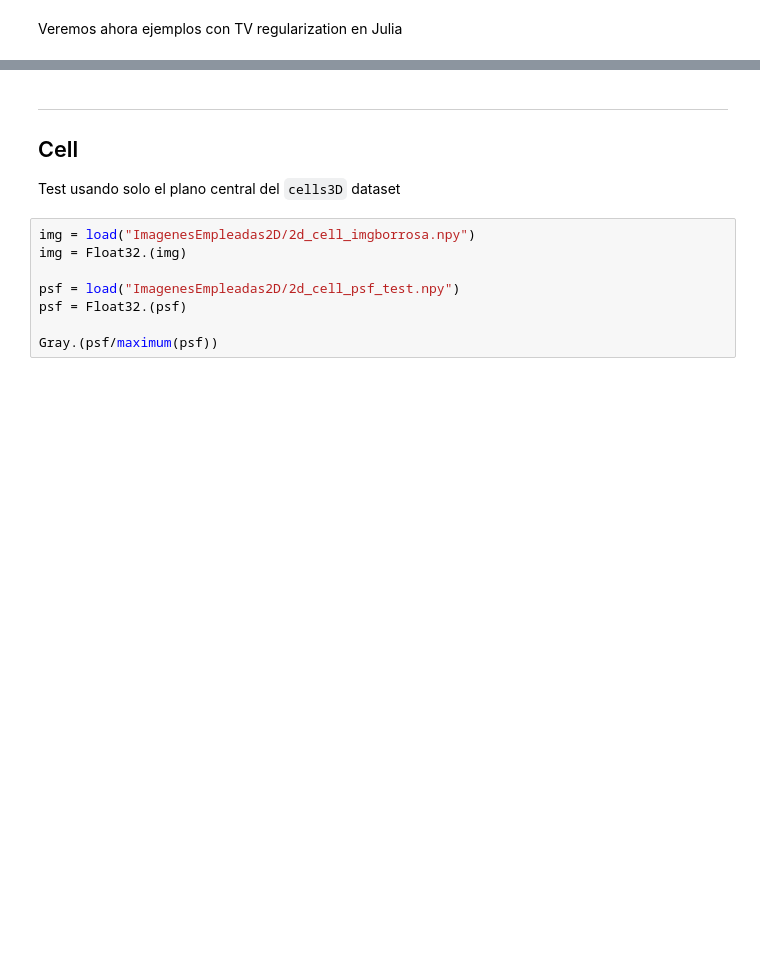
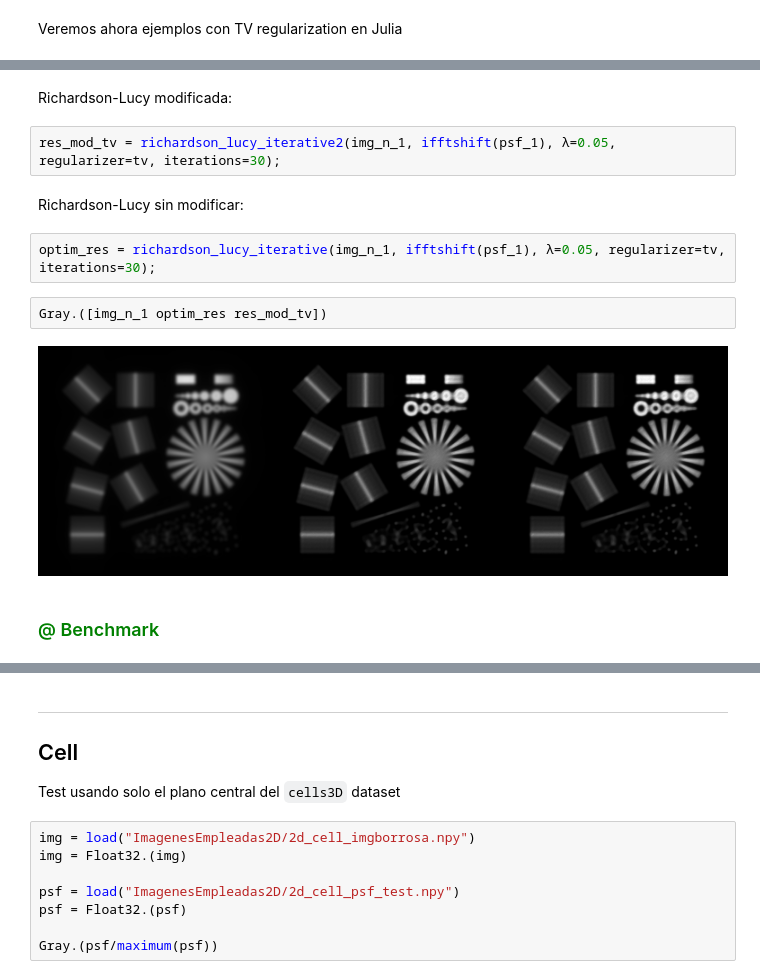
Before and after one commit to Jimena163/TFGNotebook, a Jupyter notebook: 2D_Julia_MAC.ipynb, the cells around one changed output, grey strips where cells are left out. Saved outputs shown, nothing was run; the diff lists cells and outputs as text; blank space fills up the shorter version.

```diff
--- a/2D_Julia_MAC.ipynb
+++ b/2D_Julia_MAC.ipynb
@@ -125,0 +298,14 @@ tv = TV()
+# %% [markdown]
+Richardson-Lucy modificada:
+# %%
+res_mod_tv = richardson_lucy_iterative2(img_n_1, ifftshift(psf_1), λ=0.05, regularizer=tv, iterations=30);
+# %% [markdown]
+Richardson-Lucy sin modificar:
+# %%
+optim_res = richardson_lucy_iterative(img_n_1, ifftshift(psf_1), λ=0.05, regularizer=tv, iterations=30);
+# %%
+Gray.([img_n_1 optim_res res_mod_tv])
+# %% [output]
+[figure, added]
+# %% [markdown]
+<h3 style="color: green;">@ Benchmark</h3>
```
Also changed, not shown: parts of 43 cells of this notebook, 3 other files.
